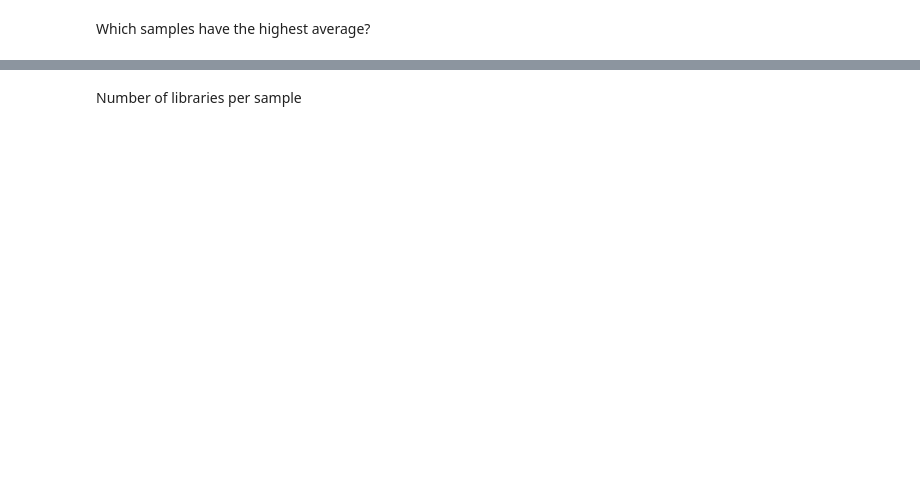
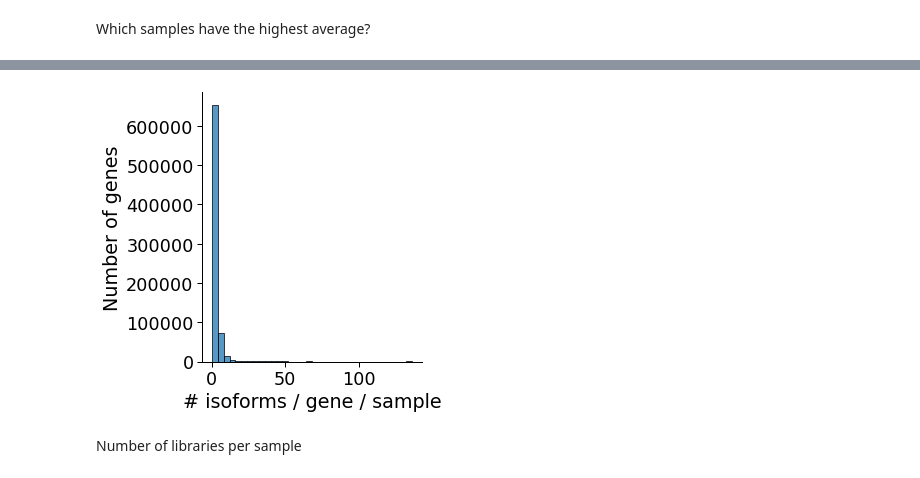
Before and after one commit to fairliereese/rnawg, a Jupyter notebook: lr_bulk/talon/iso_det.ipynb, the cells around one changed output, grey strips where cells are left out. Cells and saved outputs as stored; diff of their text form; code cells hidden in the pictures; blank space fills up the shorter version.

```diff
--- a/lr_bulk/talon/iso_det.ipynb
+++ b/lr_bulk/talon/iso_det.ipynb
@@ -435,0 +489,7 @@ Found 10 total samples
+# %%
+df = pd.read_csv('human_talon_abundance_filtered.tsv', sep='\t')
+df = plot_isos_per_gene_hist(df,
+                       min_tpm=1,
+                       gene_subset='polya',
+                       groupby='sample',
+                       nov=['Known', 'NIC', 'NNC'])
@@ -435,0 +517,2 @@ Found 10 total samples
+# %%
+df = df.melt(ignore_index=False)
@@ -436,3 +529,17 @@ Found 10 total samples
+# %%
+opref = 'figures/human'
+sns.set_context('paper', font_scale=2)
+
+ax = sns.displot(data=df, x='value', kind='hist', binwidth=4)
+xlabel = '# isoforms / gene / sample'
+ylabel = 'Number of genes'
+
+_ = ax.set(xlabel=xlabel, ylabel=ylabel)
+
+plt.savefig('{}_hist_isos_per_gene_per_sample.png'.format(opref), \
+            dpi=300, bbox_inches='tight')
+# %% [output]
+[figure, added]
 # %% [markdown]
 Number of libraries per sample
 # %%
```
Also changed, not shown: parts of 51 cells of this notebook, 18 other files.
